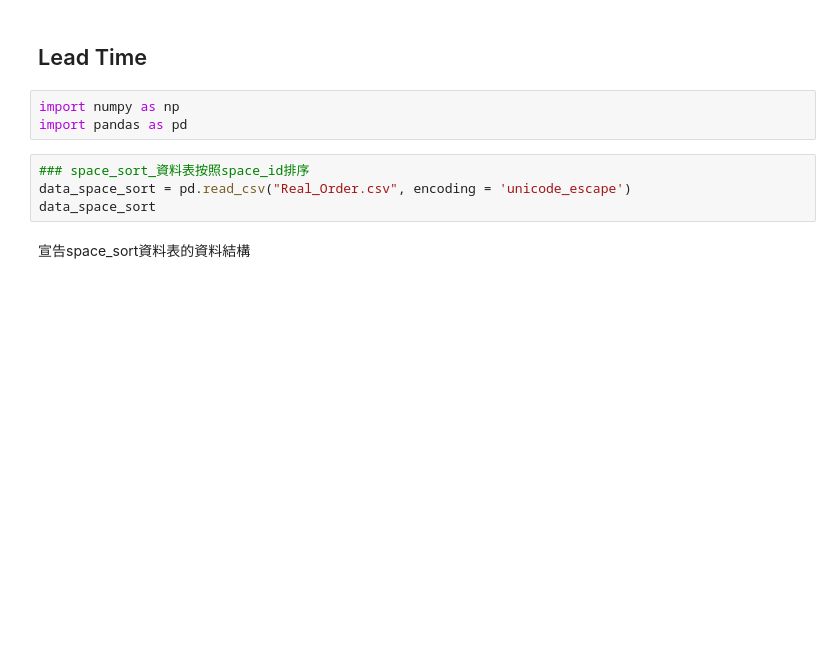
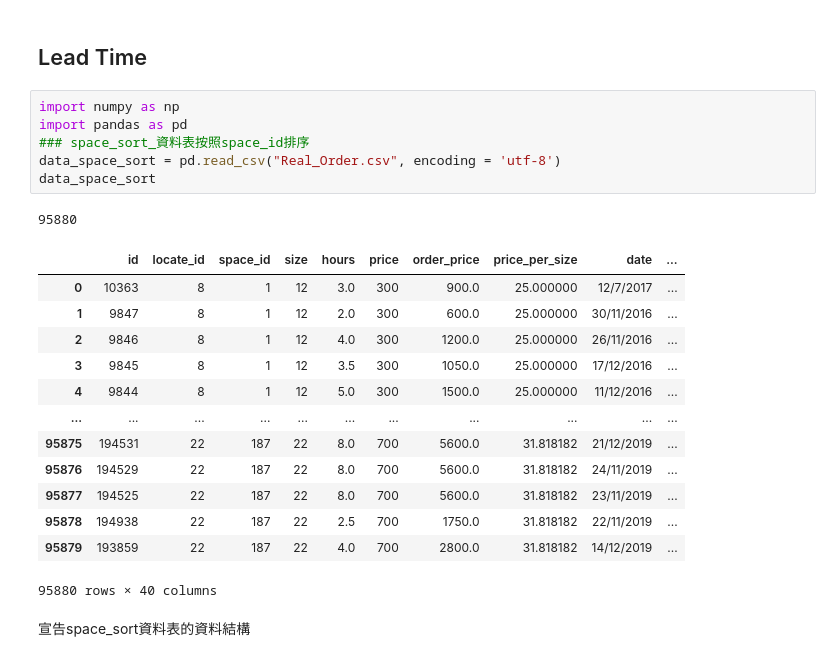
Before and after one commit to Pianochicken/NTPU_Pickone_Dynamic_Pricing, a Jupyter notebook: Data/Code/Pickone_Dynamic_Pricing.ipynb, the cells around one changed output. Saved outputs shown, nothing was run; the diff lists cells and outputs as text; blank space fills up the shorter version.

```diff
--- a/Data/Code/Pickone_Dynamic_Pricing.ipynb
+++ b/Data/Code/Pickone_Dynamic_Pricing.ipynb
@@ -1129,10 +1211,24 @@ print(len(weekday1timegroup1acc))
 # %%
 import numpy as np
 import pandas as pd
+### space_sort_資料表按照space_id排序
+data_space_sort = pd.read_csv("Real_Order.csv", encoding = 'utf-8')
+data_space_sort
+# %% [output]
+95880
+|  | id | locate_id | space_id | size | hours | price | order_price | price_per_size | date | ... |
+| 0 | 10363 | 8 | 1 | 12 | 3.0 | 300 | 900.0 | 25.000000 | 12/7/2017 | ... |
+| 1 | 9847 | 8 | 1 | 12 | 2.0 | 300 | 600.0 | 25.000000 | 30/11/2016 | ... |
+| 2 | 9846 | 8 | 1 | 12 | 4.0 | 300 | 1200.0 | 25.000000 | 26/11/2016 | ... |
+| 3 | 9845 | 8 | 1 | 12 | 3.5 | 300 | 1050.0 | 25.000000 | 17/12/2016 | ... |
+| 4 | 9844 | 8 | 1 | 12 | 5.0 | 300 | 1500.0 | 25.000000 | 11/12/2016 | ... |
+| ... | ... | ... | ... | ... | ... | ... | ... | ... | ... | ... |
+| 95875 | 194531 | 22 | 187 | 22 | 8.0 | 700 | 5600.0 | 31.818182 | 21/12/2019 | ... |
+| 95876 | 194529 | 22 | 187 | 22 | 8.0 | 700 | 5600.0 | 31.818182 | 24/11/2019 | ... |
+| 95877 | 194525 | 22 | 187 | 22 | 8.0 | 700 | 5600.0 | 31.818182 | 23/11/2019 | ... |
+| 95878 | 194938 | 22 | 187 | 22 | 2.5 | 700 | 1750.0 | 31.818182 | 22/11/2019 | ... |
+| 95879 | 193859 | 22 | 187 | 22 | 4.0 | 700 | 2800.0 | 31.818182 | 14/12/2019 | ... |
+95880 rows × 40 columns
-# %%
-### space_sort_資料表按照space_id排序
-data_space_sort = pd.read_csv("Real_Order.csv", encoding = 'unicode_escape')
-data_space_sort
 # %% [markdown]
 宣告space_sort資料表的資料結構
 # %%
```
Also changed, not shown: parts of 25 cells of this notebook, 17 other files.
